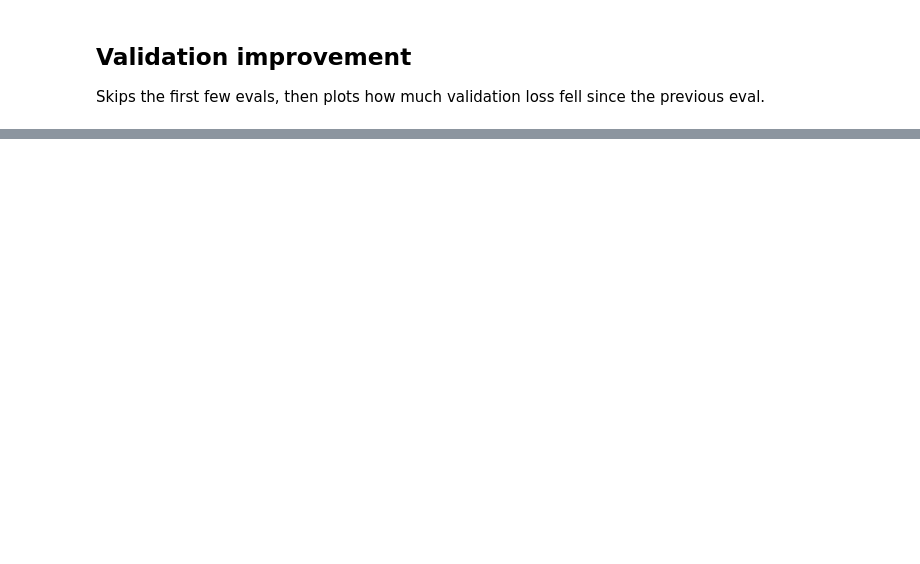
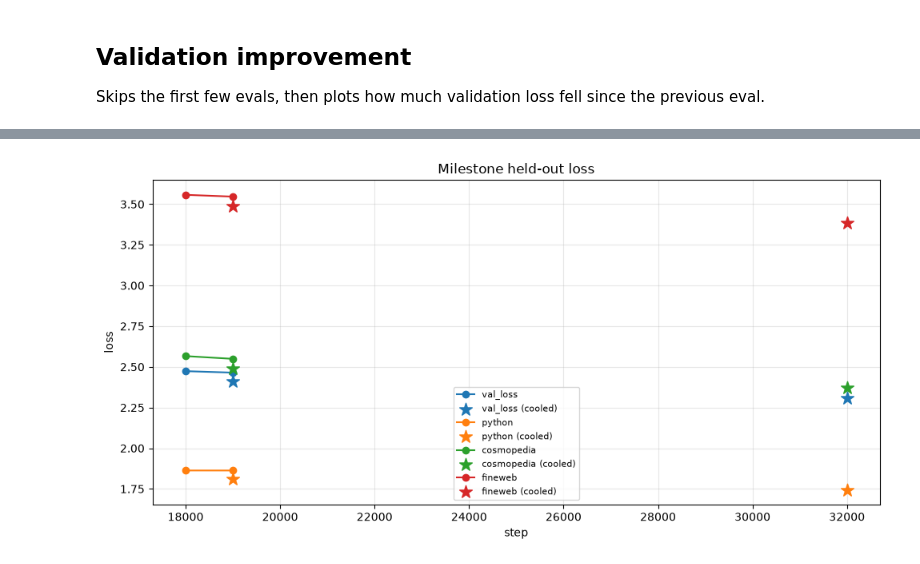
Before and after one commit to Mart100/mork-2, a Jupyter notebook: notebooks/plot_run.ipynb, the cells around one changed output, grey strips where cells are left out. Drawn from its saved outputs; the diff is of its cells as text; code cells hidden in the pictures; blank space fills up the shorter version.

Commit message:
Skip already-scored mork-evals. And display milestone graphs in plot_run notebook

```diff
--- a/notebooks/plot_run.ipynb
+++ b/notebooks/plot_run.ipynb
@@ -171,0 +184,100 @@ else:
+# %%
+LOSS_COLS = ["val_loss", "python", "cosmopedia", "fineweb"]
+SMOKE_COL = "sample_pass_at_1"
+
+
+def _load_eval_csvs(name: str) -> pd.DataFrame:
+    frames = []
+    for path in sorted(RUNS_DIR.glob(f"*/{name}")):
+        df = pd.read_csv(path)
+        if df.empty:
+            continue
+        df["run"] = path.parent.name
+        frames.append(df)
+    if not frames:
+        return pd.DataFrame()
+    out = pd.concat(frames, ignore_index=True)
+    out["checkpoint"] = out["checkpoint"].map(lambda p: str(Path(p).expanduser().resolve()))
+    # Cool branches live under checkpoints/cool_*/; don't trust the CSV's run folder
+    # (an --out path can put a hot snapshot into a cool_* CSV).
+    out["cooled"] = out["checkpoint"].map(
+        lambda p: any(part.startswith("cool") for part in Path(p).parts)
+    )
+    # Keep the newest row for each checkpoint (+ task label for code).
+    keys = ["checkpoint"] + (["tasks"] if "tasks" in out.columns else [])
+    return out.sort_values("time").drop_duplicates(keys, keep="last")
+
+
+loss_eval = _load_eval_csvs("loss_eval.csv")
+code_eval = _load_eval_csvs("code_eval.csv")
+if not code_eval.empty:
+    code_eval = code_eval.loc[code_eval["tasks"].astype(str).str.startswith("smoke")].copy()
+
+if loss_eval.empty and code_eval.empty:
+    print("no milestone CSVs yet — run mork-eval --tasks loss smoke")
+else:
+    if not loss_eval.empty:
+        fig, ax = plt.subplots(figsize=(10, 5))
+        for col in LOSS_COLS:
+            if col not in loss_eval.columns:
+                continue
+            hot = loss_eval.loc[~loss_eval["cooled"]].sort_values("step")
+            cool = loss_eval.loc[loss_eval["cooled"]].sort_values("step")
+            if not hot.empty:
+                ax.plot(hot["step"], hot[col], marker="o", linewidth=1.5, label=col)
+            if not cool.empty:
+                ax.scatter(
+                    cool["step"],
+                    cool[col],
+                    marker="*",
+                    s=140,
+                    zorder=5,
+                    label=f"{col} (cooled)",
+                )
+        ax.set(
+            xlabel="step",
+            ylabel="loss",
+            title="Milestone held-out loss",
+        )
+        ax.grid(True, alpha=0.3)
+        ax.legend(loc="best", fontsize=8)
+        plt.tight_layout()
+        plt.show()
+        print(loss_eval[["run", "step", *LOSS_COLS]].sort_values("step").to_string(index=False))
+
+    if not code_eval.empty:
+        fig, ax = plt.subplots(figsize=(10, 4))
+        hot = code_eval.loc[~code_eval["cooled"]].sort_values("step")
+        cool = code_eval.loc[code_eval["cooled"]].sort_values("step")
+        if not hot.empty:
+            ax.plot(
+                hot["step"],
+                hot[SMOKE_COL],
+                marker="o",
+                linewidth=1.5,
+                label="smoke pass@1",
+            )
+        if not cool.empty:
+            ax.scatter(
+                cool["step"],
+                cool[SMOKE_COL],
+                marker="*",
+                s=140,
+                color="tab:orange",
+                zorder=5,
+                label="smoke pass@1 (cooled)",
+            )
+        ax.set(
+            xlabel="step",
+            ylabel="sampled pass@1",
+            title="Milestone smoke benchmark",
+            ylim=(0, max(0.5, float(code_eval[SMOKE_COL].max()) + 0.05)),
+        )
+        ax.grid(True, alpha=0.3)
+        ax.legend(loc="best")
+        plt.tight_layout()
+        plt.show()
+        cols = [c for c in ("run", "step", "greedy_pass", SMOKE_COL, "tasks_solved") if c in code_eval.columns]
+        print(code_eval[cols].sort_values("step").to_string(index=False))
+# %% [output]
+[figure, added]
```
Also changed, not shown: parts of 7 cells of this notebook, 2 other files.
